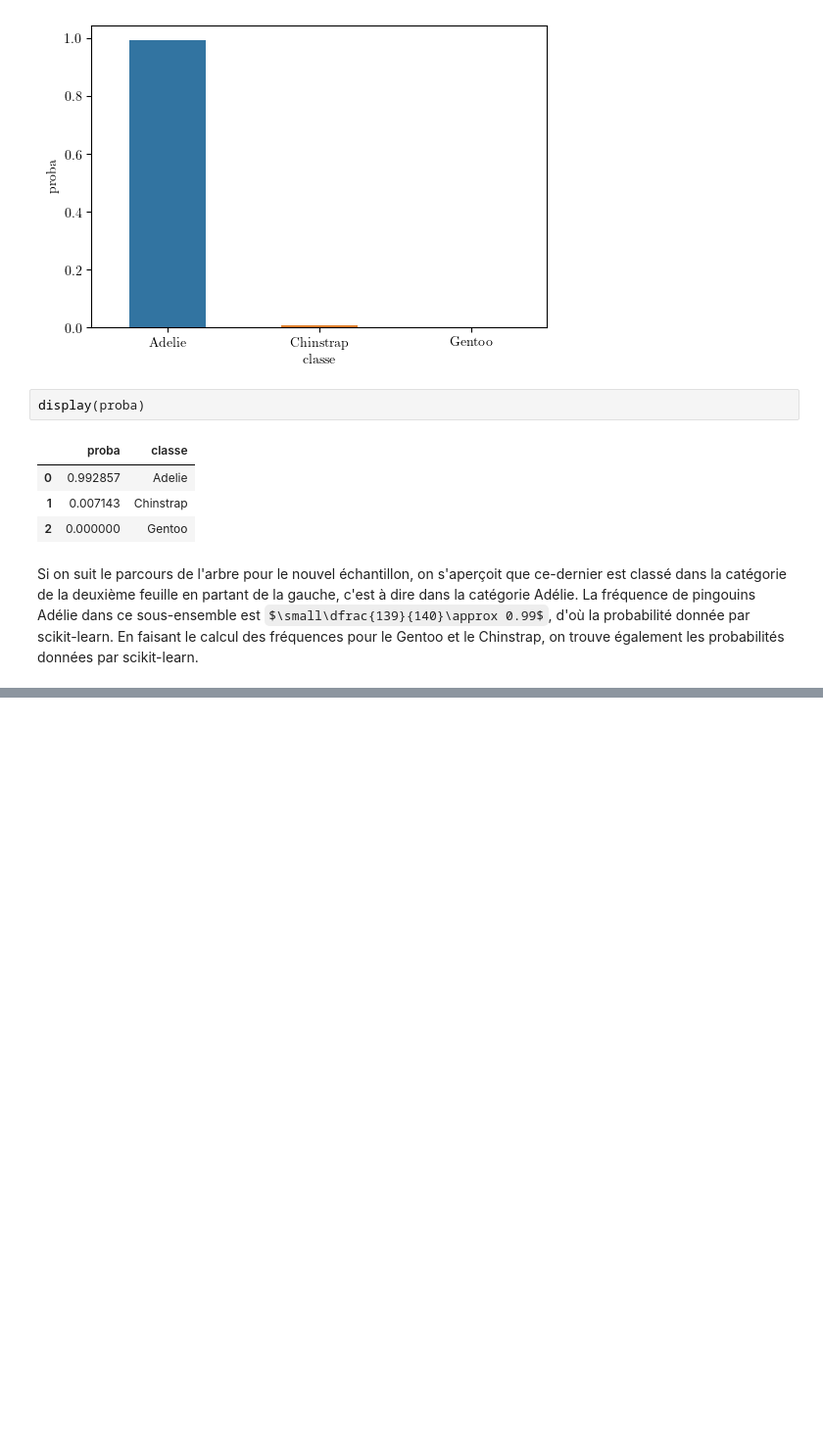
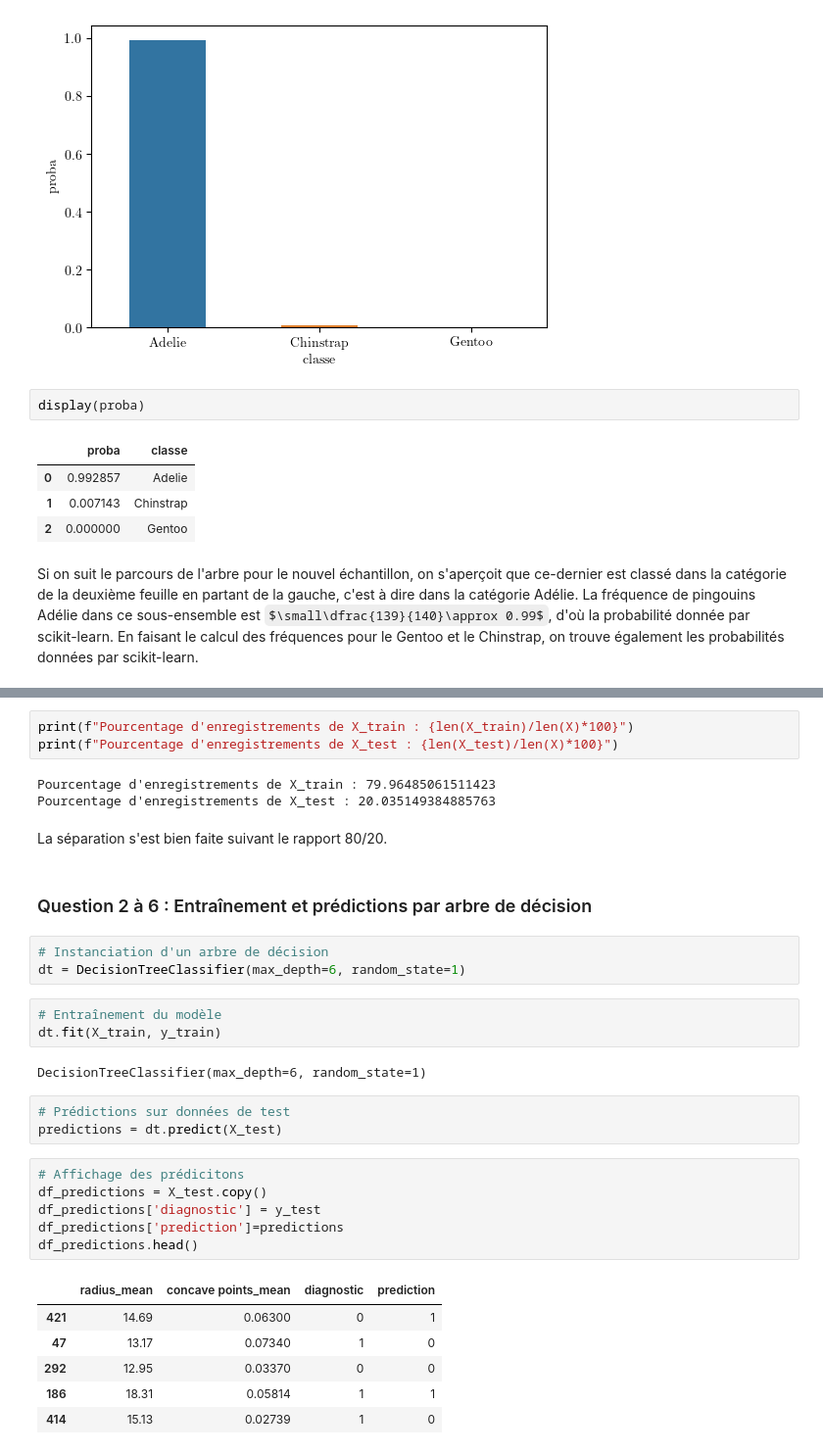
Before and after one commit to nlejay/projet_ML_supervise, a Jupyter notebook: projet_ML_lejay.ipynb, the cells around one changed output, grey strips where cells are left out. Shown: that part at 98% size. Drawn from its saved outputs; the diff is of its cells as text; some formulas as TeX source; blank space fills up the shorter version.

```diff
--- a/projet_ML_lejay.ipynb
+++ b/projet_ML_lejay.ipynb
@@ -284,0 +358,34 @@ Si on suit le parcours de l'arbre pour le nouvel échantillon, on s'aperçoit qu
+# %%
+print(f"Pourcentage d'enregistrements de X_train : {len(X_train)/len(X)*100}")
+print(f"Pourcentage d'enregistrements de X_test : {len(X_test)/len(X)*100}")
+# %% [output]
+Pourcentage d'enregistrements de X_train : 79.96485061511423
+Pourcentage d'enregistrements de X_test : 20.035149384885763
+# %% [markdown]
+La séparation s'est bien faite suivant le rapport 80/20.
+# %% [markdown]
+### Question 2 à 6 : Entraînement et prédictions par arbre de décision
+# %%
+# Instanciation d'un arbre de décision
+dt = DecisionTreeClassifier(max_depth=6, random_state=1)
+# %%
+# Entraînement du modèle
+dt.fit(X_train, y_train)
+# %% [output]
+DecisionTreeClassifier(max_depth=6, random_state=1)
+# %%
+# Prédictions sur données de test
+predictions = dt.predict(X_test)
+# %%
+# Affichage des prédicitons
+df_predictions = X_test.copy()
+df_predictions['diagnostic'] = y_test
+df_predictions['prediction']=predictions
+df_predictions.head()
+# %% [output]
+|  | radius_mean | concave points_mean | diagnostic | prediction |
+| 421 | 14.69 | 0.06300 | 0 | 1 |
+| 47 | 13.17 | 0.07340 | 1 | 0 |
+| 292 | 12.95 | 0.03370 | 0 | 0 |
+| 186 | 18.31 | 0.05814 | 1 | 1 |
+| 414 | 15.13 | 0.02739 | 1 | 0 |
```
Also changed, not shown: parts of 13 cells of this notebook, 1 other file.
